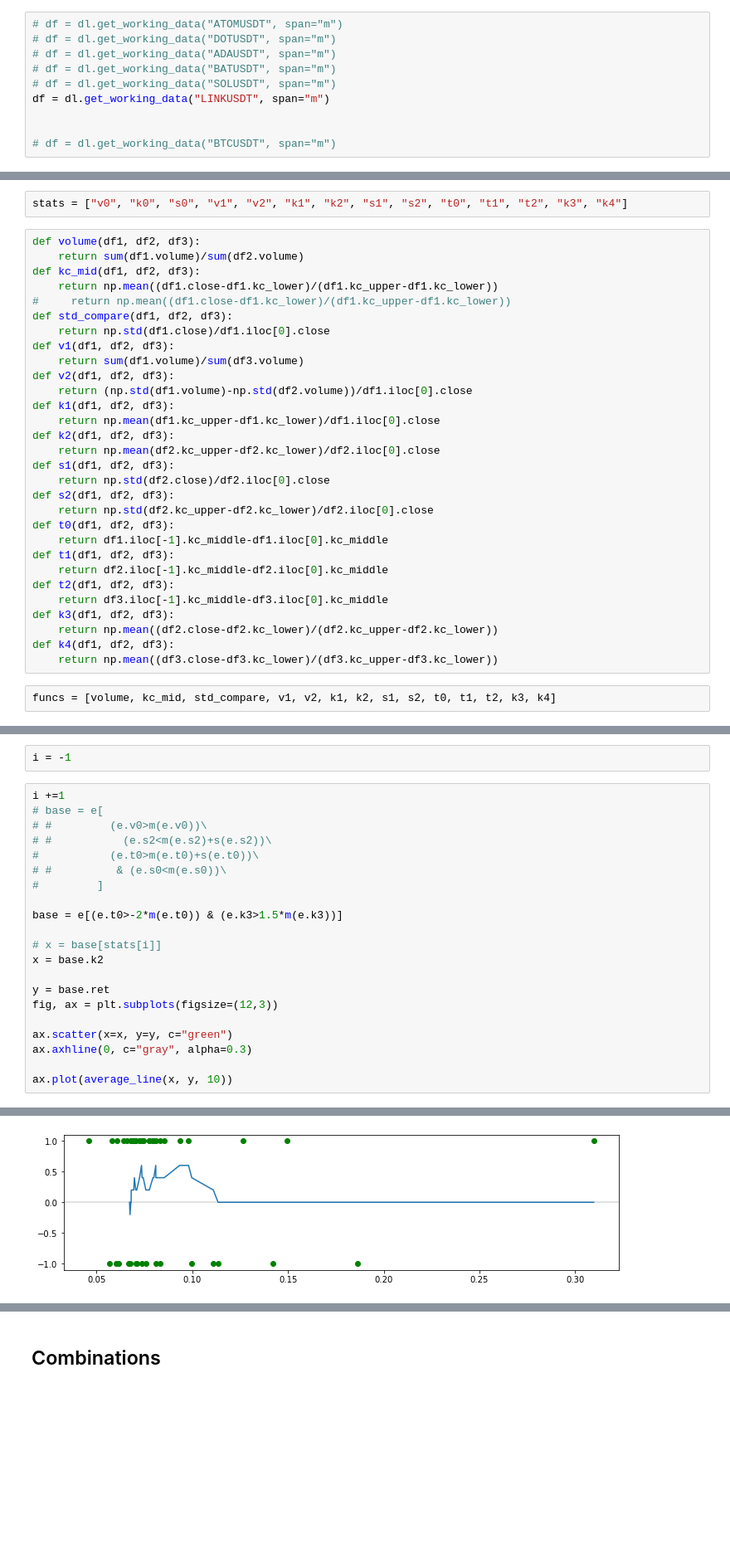
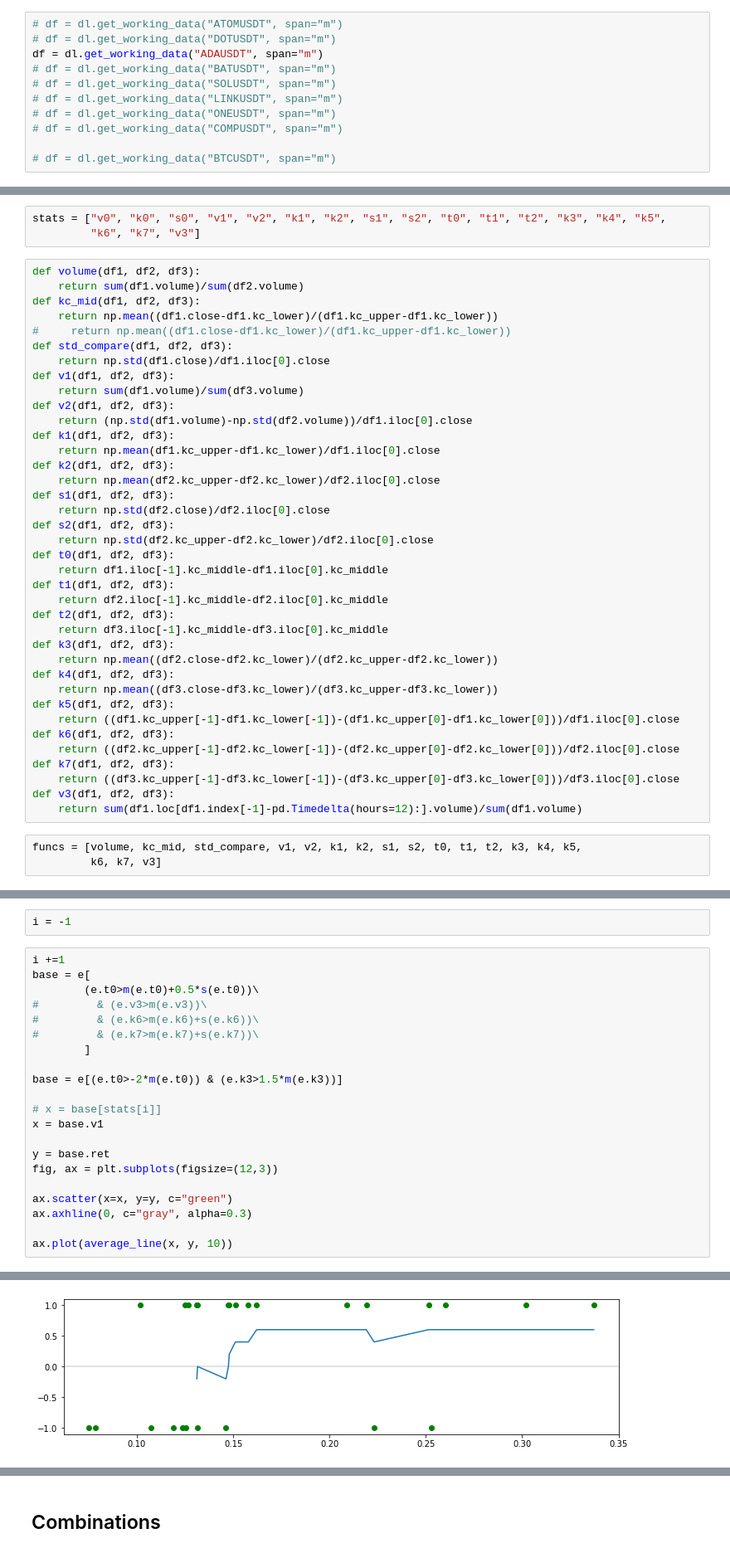
Before and after one commit to sunnymnie/chart-visualizer, a Jupyter notebook: kc-anti-trend.ipynb, the cells around one changed output, grey strips where cells are left out. Shown: that part at 83% size. Saved outputs shown, nothing was run; the diff lists cells and outputs as text; blank space fills up the shorter version.

```diff
--- a/kc-anti-trend.ipynb
+++ b/kc-anti-trend.ipynb
@@ -70,11 +70,12 @@ def average_line(x, y, ds):
 # %%
 # df = dl.get_working_data("ATOMUSDT", span="m")
 # df = dl.get_working_data("DOTUSDT", span="m")
-# df = dl.get_working_data("ADAUSDT", span="m")
+df = dl.get_working_data("ADAUSDT", span="m")
 # df = dl.get_working_data("BATUSDT", span="m")
 # df = dl.get_working_data("SOLUSDT", span="m")
-df = dl.get_working_data("LINKUSDT", span="m")
-
+# df = dl.get_working_data("LINKUSDT", span="m")
+# df = dl.get_working_data("ONEUSDT", span="m")
+# df = dl.get_working_data("COMPUSDT", span="m")
 
 # df = dl.get_working_data("BTCUSDT", span="m")
 # %%
@@ -190,7 +191,8 @@ Name: 2020-01-05 10:27:00, dtype: float64
 # %% [markdown]
 ## Get metadata
 # %%
-stats = ["v0", "k0", "s0", "v1", "v2", "k1", "k2", "s1", "s2", "t0", "t1", "t2", "k3", "k4"]
+stats = ["v0", "k0", "s0", "v1", "v2", "k1", "k2", "s1", "s2", "t0", "t1", "t2", "k3", "k4", "k5",
+         "k6", "k7", "v3"]
 # %%
 def volume(df1, df2, df3):
     return sum(df1.volume)/sum(df2.volume)
@@ -221,8 +223,17 @@ def k3(df1, df2, df3):
     return np.mean((df2.close-df2.kc_lower)/(df2.kc_upper-df2.kc_lower))
 def k4(df1, df2, df3):
     return np.mean((df3.close-df3.kc_lower)/(df3.kc_upper-df3.kc_lower))
+def k5(df1, df2, df3):
+    return ((df1.kc_upper[-1]-df1.kc_lower[-1])-(df1.kc_upper[0]-df1.kc_lower[0]))/df1.iloc[0].close
+def k6(df1, df2, df3):
+    return ((df2.kc_upper[-1]-df2.kc_lower[-1])-(df2.kc_upper[0]-df2.kc_lower[0]))/df2.iloc[0].close
+def k7(df1, df2, df3):
+    return ((df3.kc_upper[-1]-df3.kc_lower[-1])-(df3.kc_upper[0]-df3.kc_lower[0]))/df3.iloc[0].close
+def v3(df1, df2, df3):
+    return sum(df1.loc[df1.index[-1]-pd.Timedelta(hours=12):].volume)/sum(df1.volume)
 # %%
-funcs = [volume, kc_mid, std_compare, v1, v2, k1, k2, s1, s2, t0, t1, t2, k3, k4]
+funcs = [volume, kc_mid, std_compare, v1, v2, k1, k2, s1, s2, t0, t1, t2, k3, k4, k5,
+         k6, k7, v3]
 # %%
 e = get_kc_events(df, events, stats, funcs)
 # %%
@@ -264,28 +275,28 @@ print(stats)
 i = -1
 # %%
 i +=1
-# base = e[
-# #         (e.v0>m(e.v0))\
-# #           (e.s2<m(e.s2)+s(e.s2))\
-#           (e.t0>m(e.t0)+s(e.t0))\
-# #          & (e.s0<m(e.s0))\
-#         ]
+base = e[
+        (e.t0>m(e.t0)+0.5*s(e.t0))\
+#         & (e.v3>m(e.v3))\
+#         & (e.k6>m(e.k6)+s(e.k6))\
+#         & (e.k7>m(e.k7)+s(e.k7))\
+        ]
 
 base = e[(e.t0>-2*m(e.t0)) & (e.k3>1.5*m(e.k3))]
 
 # x = base[stats[i]]
-x = base.k2
+x = base.v1
 
 y = base.ret
 fig, ax = plt.subplots(figsize=(12,3))
 
 ax.scatter(x=x, y=y, c="green")
 ax.axhline(0, c="gray", alpha=0.3)
 
 ax.plot(average_line(x, y, 10))
 # %% [output]
 [<matplotlib.lines.Line2D at 0x...>]
-[figure, old version]
+[figure, new version]
 # %%
 print(f"{stats[i]}: mean:{round(m(e[stats[i]]), 4)}, std: {round(np.std(e[stats[i]]), 4)}")
 # %% [output]
```
Also changed, not shown: parts of 10 cells of this notebook, 1 other file.
